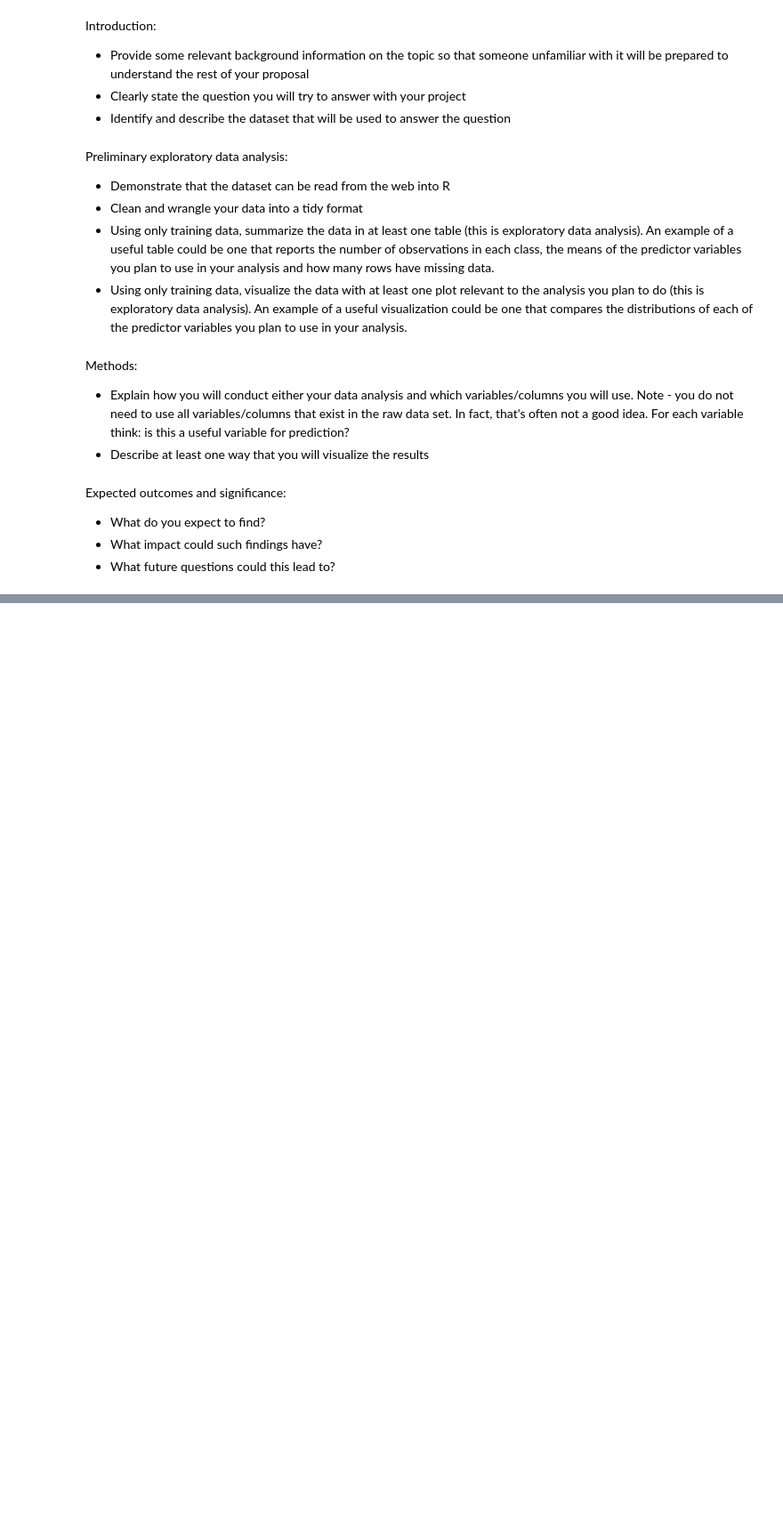
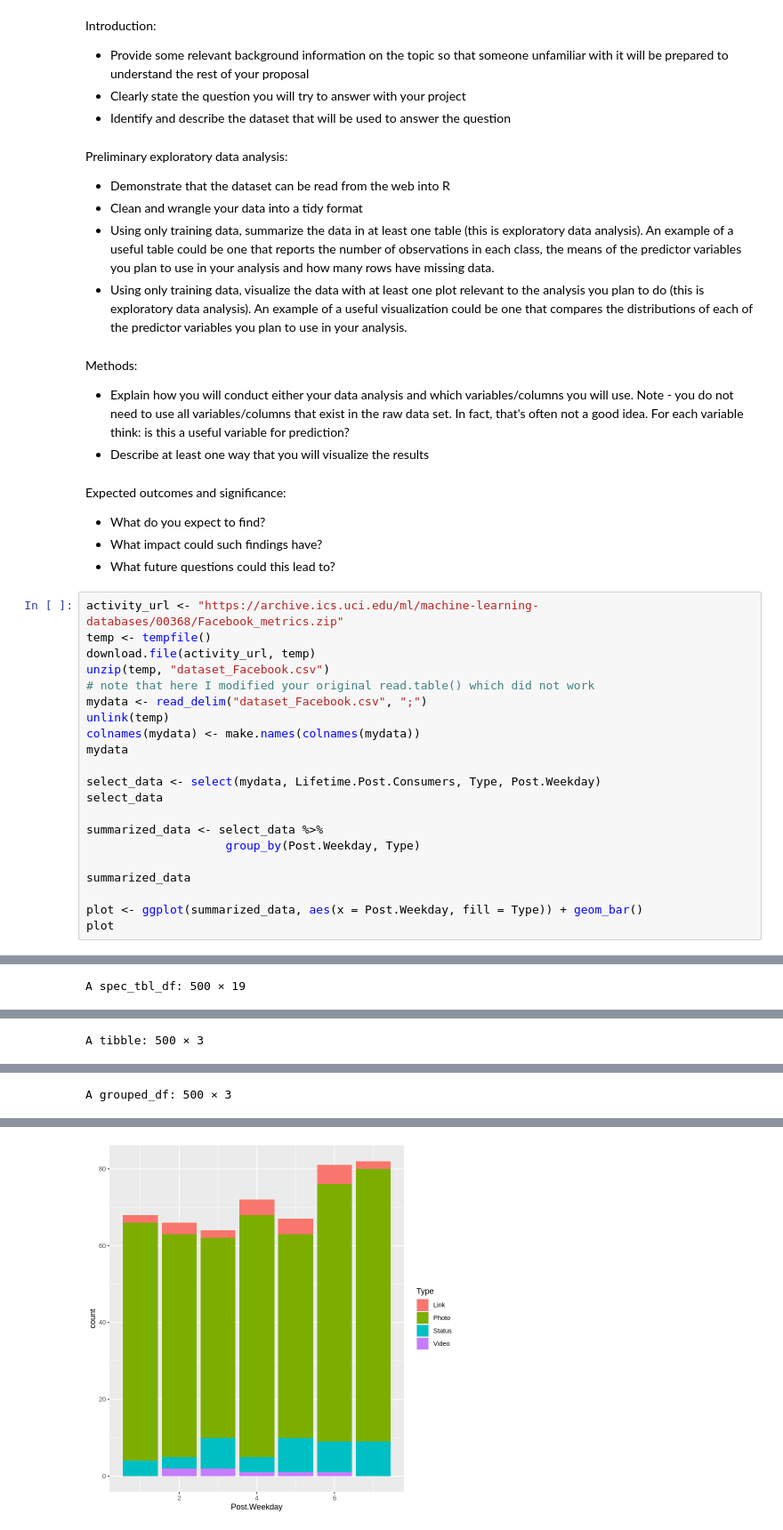
Before and after one commit to L-amat/project_proposal, a Jupyter notebook: eda.ipynb, the cells around one changed output, grey strips where cells are left out. Shown: that part at 89% size. Saved outputs shown, nothing was run; the diff lists cells and outputs as text; blank space fills up the shorter version.

Commit message:
Added some code for preliminary data analysis (to improve)
Added some code for preliminary data analysis (to improve)

```diff
--- a/eda.ipynb
+++ b/eda.ipynb
@@ -46,3 +46,25 @@ Expected outcomes and significance:
 - What do you expect to find?
 - What impact could such findings have?
 - What future questions could this lead to?
+# %%
+activity_url <- "https://archive.ics.uci.edu/ml/machine-learning-databases/00368/Facebook_metrics.zip"
+temp <- tempfile()
+download.file(activity_url, temp)
+unzip(temp, "dataset_Facebook.csv")
+# note that here I modified your original read.table() which did not work
+mydata <- read_delim("dataset_Facebook.csv", ";")
+unlink(temp)
+colnames(mydata) <- make.names(colnames(mydata))
+mydata
+
+select_data <- select(mydata, Lifetime.Post.Consumers, Type, Post.Weekday)
+select_data
+
+summarized_data <- select_data %>%
+                    group_by(Post.Weekday, Type)
+
+summarized_data
+
+plot <- ggplot(summarized_data, aes(x = Post.Weekday, fill = Type)) + geom_bar()
+plot
+# %% [output]
@@ -48,0 +88 @@ Expected outcomes and significance:
+A spec_tbl_df: 500 × 19
@@ -48,0 +107 @@ Expected outcomes and significance:
+A tibble: 500 × 3
@@ -48,0 +126 @@ Expected outcomes and significance:
+A grouped_df: 500 × 3
@@ -48,0 +145 @@ Expected outcomes and significance:
+[figure, added]
```
Also changed, not shown: parts of 1 cell of this notebook.
